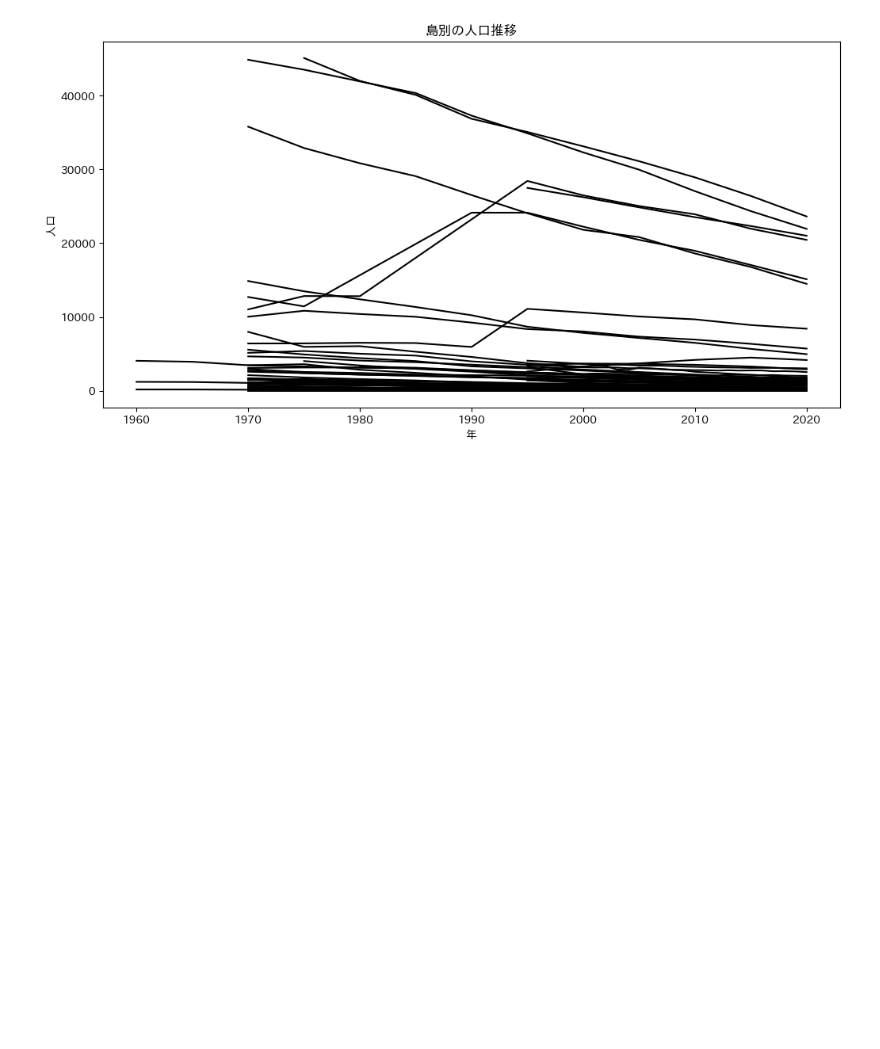
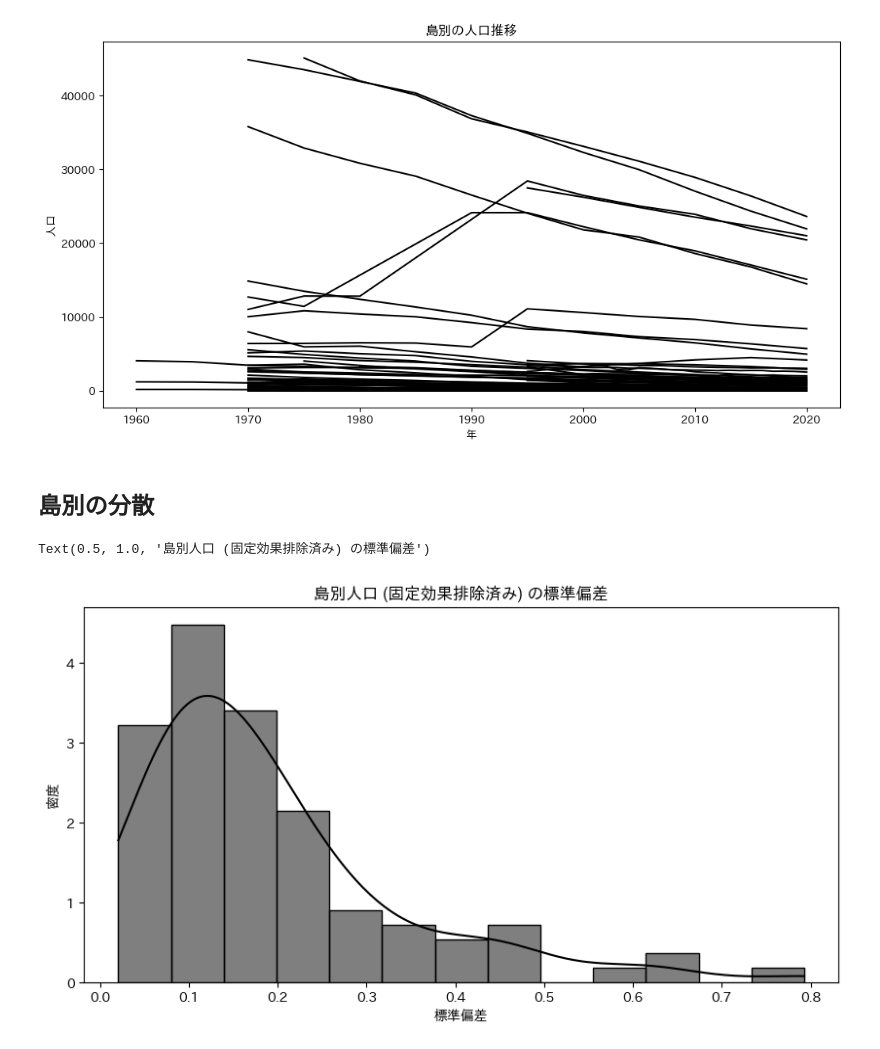
Before and after one commit to Keisei-Akiya/bridge-straw-effects, a Jupyter notebook: src/visualization/distribution/population.ipynb, the cells around one changed output. Drawn from its saved outputs; the diff is of its cells as text; code cells hidden in the pictures; blank space fills up the shorter version.

```diff
--- a/src/visualization/distribution/population.ipynb
+++ b/src/visualization/distribution/population.ipynb
@@ -73,3 +73,23 @@ plt.show()
 The palette list has fewer values (1) than needed (94) and will cycle, which may produce an uninterpretable plot.
   sns.lineplot(x='year', y='population', hue='island_ids', data=df, palette=['black'])
 [figure]
+# %% [markdown]
+## 島別の分散
+# %%
+sigma_i = df.groupby('island_ids')['log_pop_star'].std()
+
+fig, ax = plt.subplots(figsize=(10, 5))
+sns.histplot(
+    sigma_i,
+    # bins=30,
+    color='black',
+    stat='density',
+    kde=True,
+    ax=ax
+)
+ax.set_xlabel('標準偏差')
+ax.set_ylabel('密度')
+ax.set_title('島別人口 (固定効果排除済み) の標準偏差')
+# %% [output]
+Text(0.5, 1.0, '島別人口 (固定効果排除済み) の標準偏差')
+[figure, added]
```
Also changed, not shown: 10 other files.
